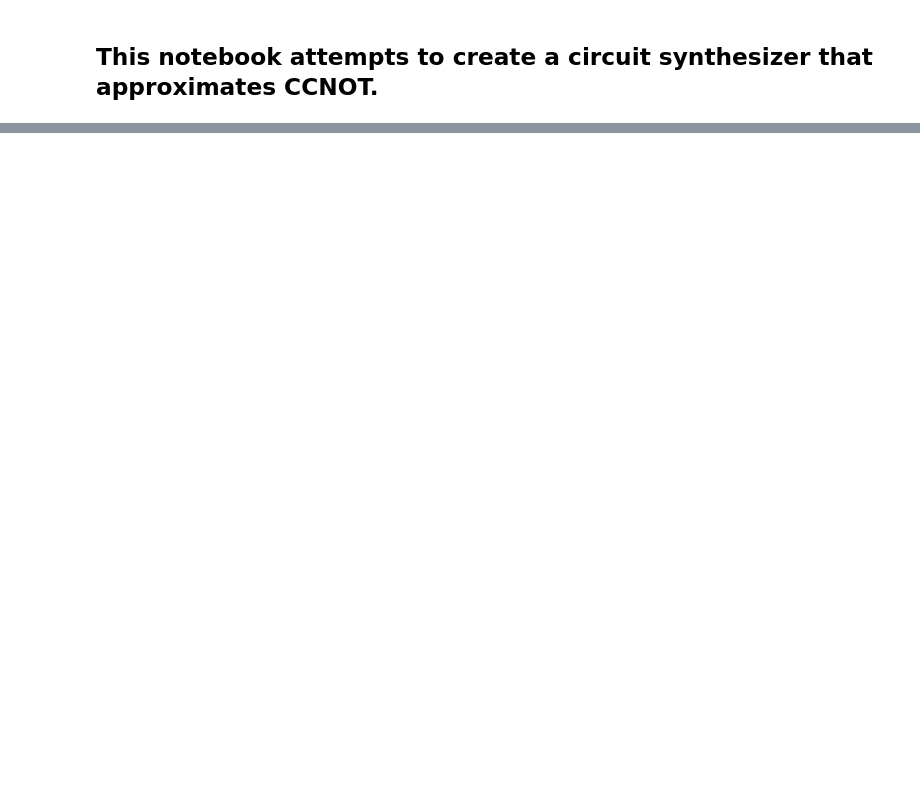
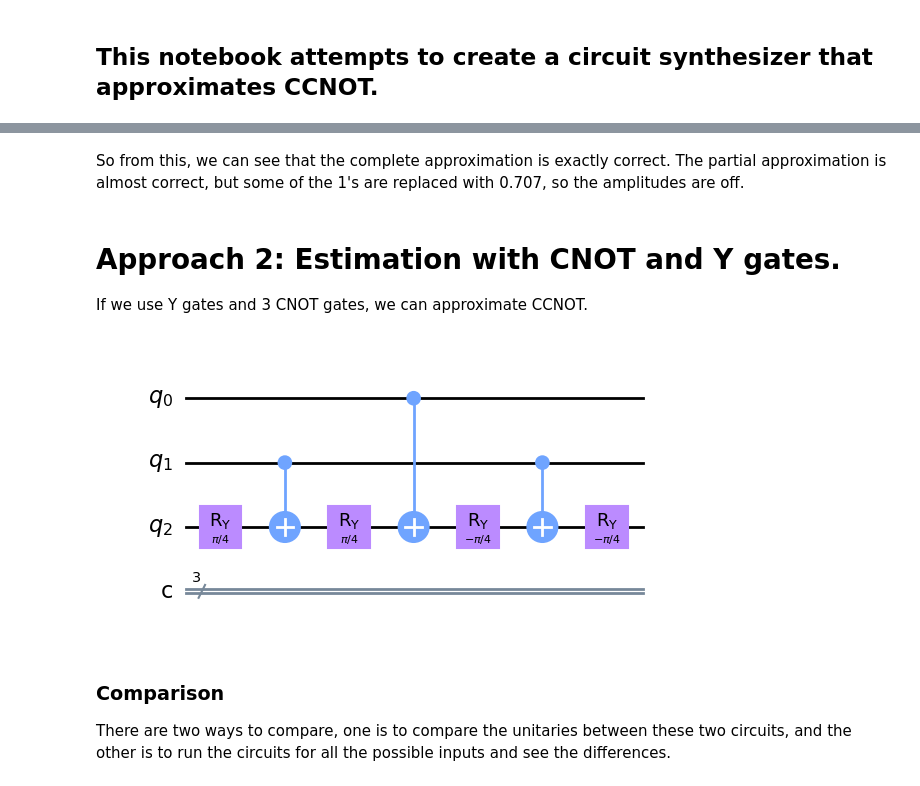
Before and after one commit to ThomScottW/CCNOT-Synthesizer, a Jupyter notebook: Synthesizer.ipynb, the cells around one changed output, grey strips where cells are left out. Drawn from its saved outputs; the diff is of its cells as text; code cells hidden in the pictures; blank space fills up the shorter version.

```diff
--- a/Synthesizer.ipynb
+++ b/Synthesizer.ipynb
@@ -38,0 +115,24 @@ Statevector(transpiled_circuit).to_dict()
+# %% [markdown]
+So from this, we can see that the complete approximation is exactly correct. The partial approximation is almost correct, but some of the 1's are replaced with 0.707, so the amplitudes are off.
+# %% [markdown]
+# Approach 2: Estimation with CNOT and Y gates.
+
+If we use Y gates and 3 CNOT gates, we can approximate CCNOT.
+# %%
+ry_approximation_circuit = QuantumCircuit(3, 3)
+ry_approximation_circuit.reverse_bits()
+ry_approximation_circuit.ry(np.pi / 4, 2)
+ry_approximation_circuit.cnot(1, 2)
+ry_approximation_circuit.ry(np.pi / 4, 2)
+ry_approximation_circuit.cnot(0, 2)
+ry_approximation_circuit.ry(-np.pi / 4, 2)
+ry_approximation_circuit.cnot(1, 2)
+ry_approximation_circuit.ry(-np.pi / 4, 2)
+
+ry_approximation_circuit.draw('mpl')
+# %% [output]
+[figure, added]
+# %% [markdown]
+### Comparison
+
+There are two ways to compare, one is to compare the unitaries between these two circuits, and the other is to run the circuits for all the possible inputs and see the differences.
```
Also changed, not shown: parts of 22 cells of this notebook.
